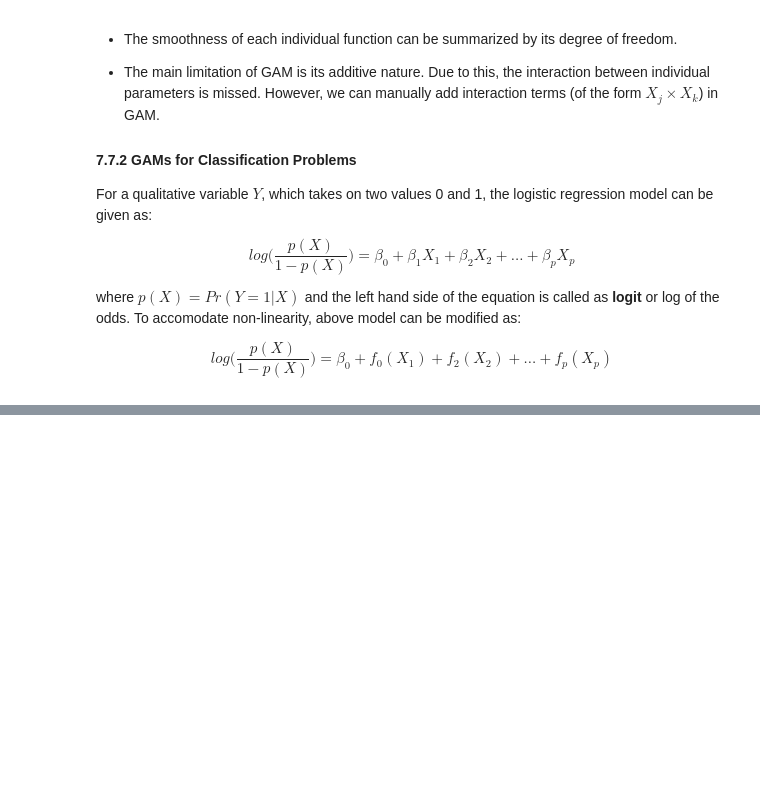
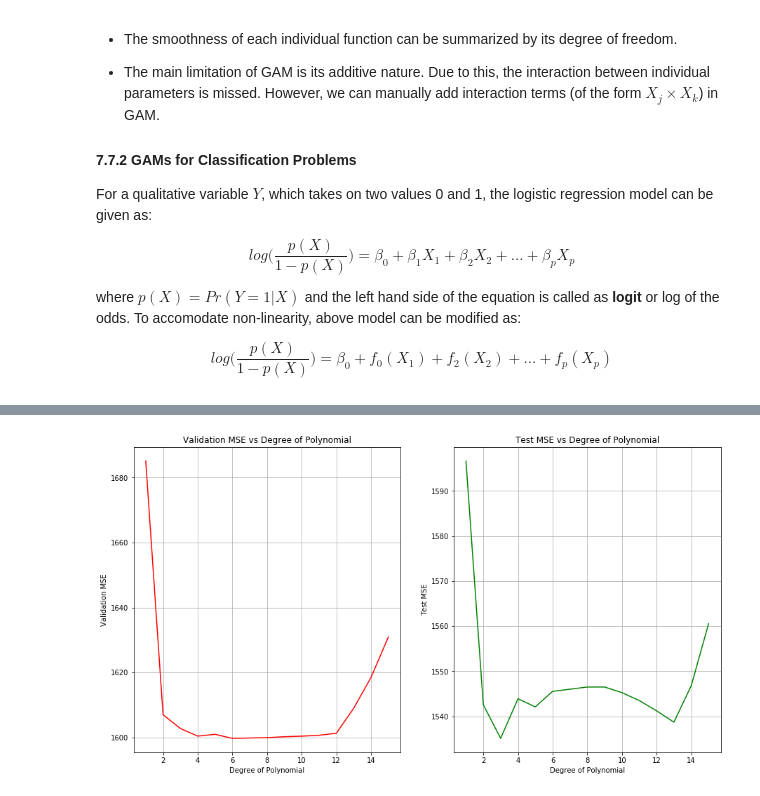
Before and after one commit to amitrajan012/Introduction-to-Statistical-Learning, a Jupyter notebook: Moving Beyond Linearity.ipynb, the cells around one changed output, grey strips where cells are left out. Cells and saved outputs as stored; diff of their text form; code cells hidden in the pictures; blank space fills up the shorter version.

```diff
--- a/Moving Beyond Linearity.ipynb
+++ b/Moving Beyond Linearity.ipynb
@@ -203,0 +386,6 @@ $$log\bigg( \frac{p(X)}{1-p(X)} \bigg) = \beta_0 + f_0(X_1) + f_2(X_2) + ... + f
+# %%
+import pandas as pd
+import numpy as np
+
+wage = pd.read_csv("data/Wage.csv")
+wage.head()
@@ -203,0 +399,61 @@ $$log\bigg( \frac{p(X)}{1-p(X)} \bigg) = \beta_0 + f_0(X_1) + f_2(X_2) + ... + f
+# %%
+from sklearn import preprocessing
+from sklearn.model_selection import LeaveOneOut
+from sklearn.model_selection import train_test_split
+from sklearn.linear_model import LinearRegression
+from sklearn.metrics import mean_squared_error
+
+np.random.seed(5)
+
+def polynomial_regression(X_train, Y_train, X_test, Y_test, M):
+    validation_MSE = {}
+    test_MSE = {}
+
+    for m in M:
+        poly = preprocessing.PolynomialFeatures(degree=m)
+        X_ = poly.fit_transform(X_train)
+
+        mse = 0
+        loo = LeaveOneOut() # Leave one out cross-validation
+        for train_index, test_index in loo.split(X_):
+            X, X_CV = X_[train_index], X_[test_index]
+            Y, Y_CV = Y_train[train_index], Y_train[test_index]
+            # Linear Regression (including higher order predictors)
+            model = LinearRegression(fit_intercept=True)
+            model.fit(X, Y)
+            p = model.predict(X_CV)
+            mse += mean_squared_error(p, Y_CV)
+        validation_MSE[m] = mse/len(X_)
+
+        # Compute test MSE for the model
+        model = LinearRegression(fit_intercept=True)
+        model.fit(X_, Y_train)
+        p = model.predict(poly.fit_transform(X_test))
+        test_MSE[m] = mean_squared_error(p, Y_test)
+
+    # Plot validation MSE
+    lists = sorted(validation_MSE.items()) # sorted by key, return a list of tuples
+    x, y = zip(*lists) # unpack a list of pairs into two tuples
+    fig = plt.figure(figsize=(15, 8))
+    ax = fig.add_subplot(121)
+    plt.plot(x, y, color='r')
+    plt.grid()
+    ax.set_xlabel('Degree of Polynomial')
+    ax.set_ylabel('Validation MSE')
+    ax.set_title('Validation MSE vs Degree of Polynomial')
+
+    lists = sorted(test_MSE.items()) # sorted by key, return a list of tuples
+    x, y = zip(*lists) # unpack a list of pairs into two tuples
+    ax = fig.add_subplot(122)
+    plt.plot(x, y, color='g')
+    plt.grid()
+    ax.set_xlabel('Degree of Polynomial')
+    ax.set_ylabel('Test MSE')
+    ax.set_title('Test MSE vs Degree of Polynomial')
+    plt.show()
+
+
+X_train, X_test, y_train, y_test = train_test_split(wage[['age']], wage[['wage']], test_size=0.1)
+polynomial_regression(X_train, y_train.values, X_test, y_test, [1,2,3,4,5,6,8,9,10,11,12,13,14,15])
+# %% [output]
+[figure, added]
```
Also changed, not shown: parts of 22 cells of this notebook.
